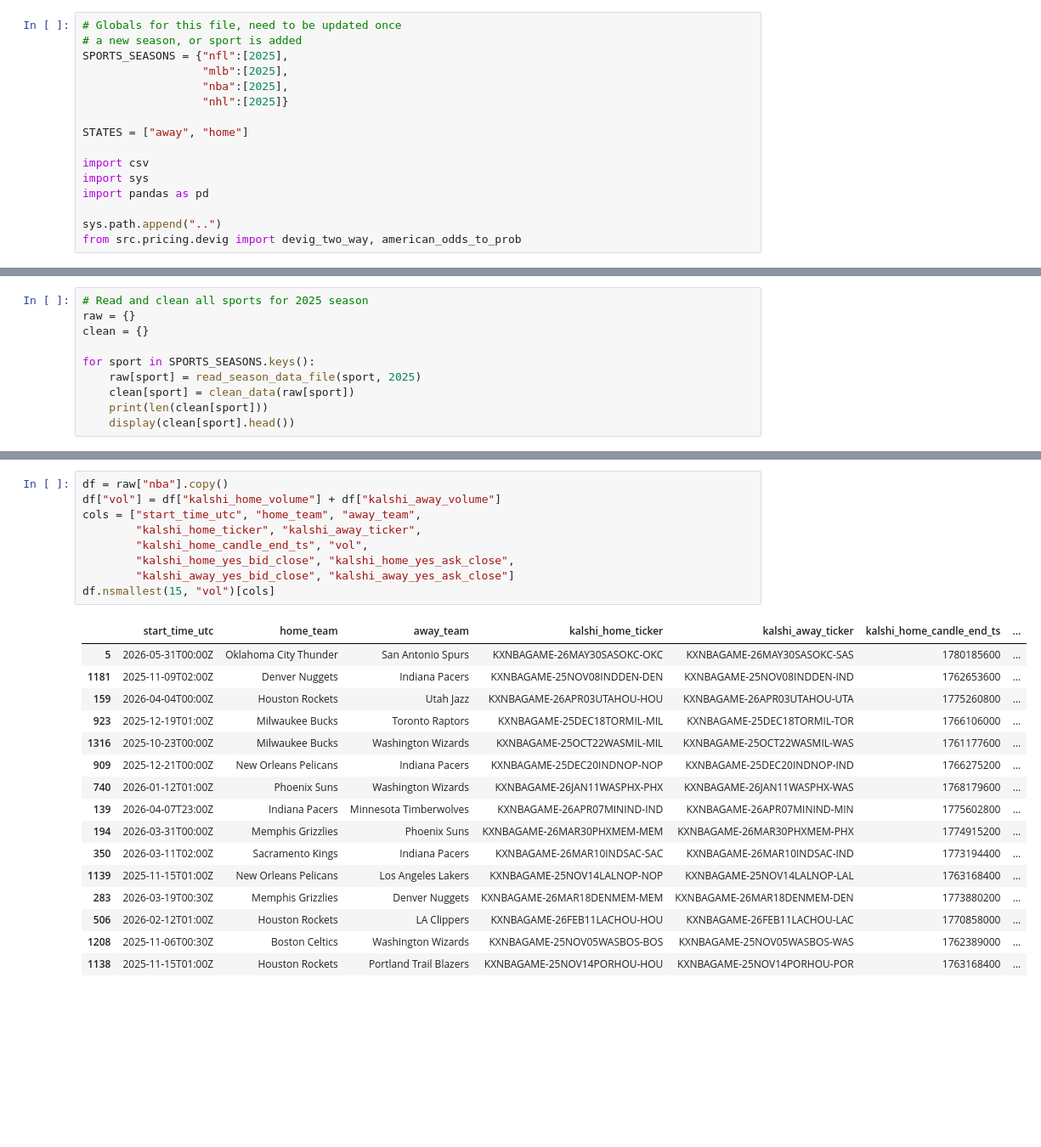
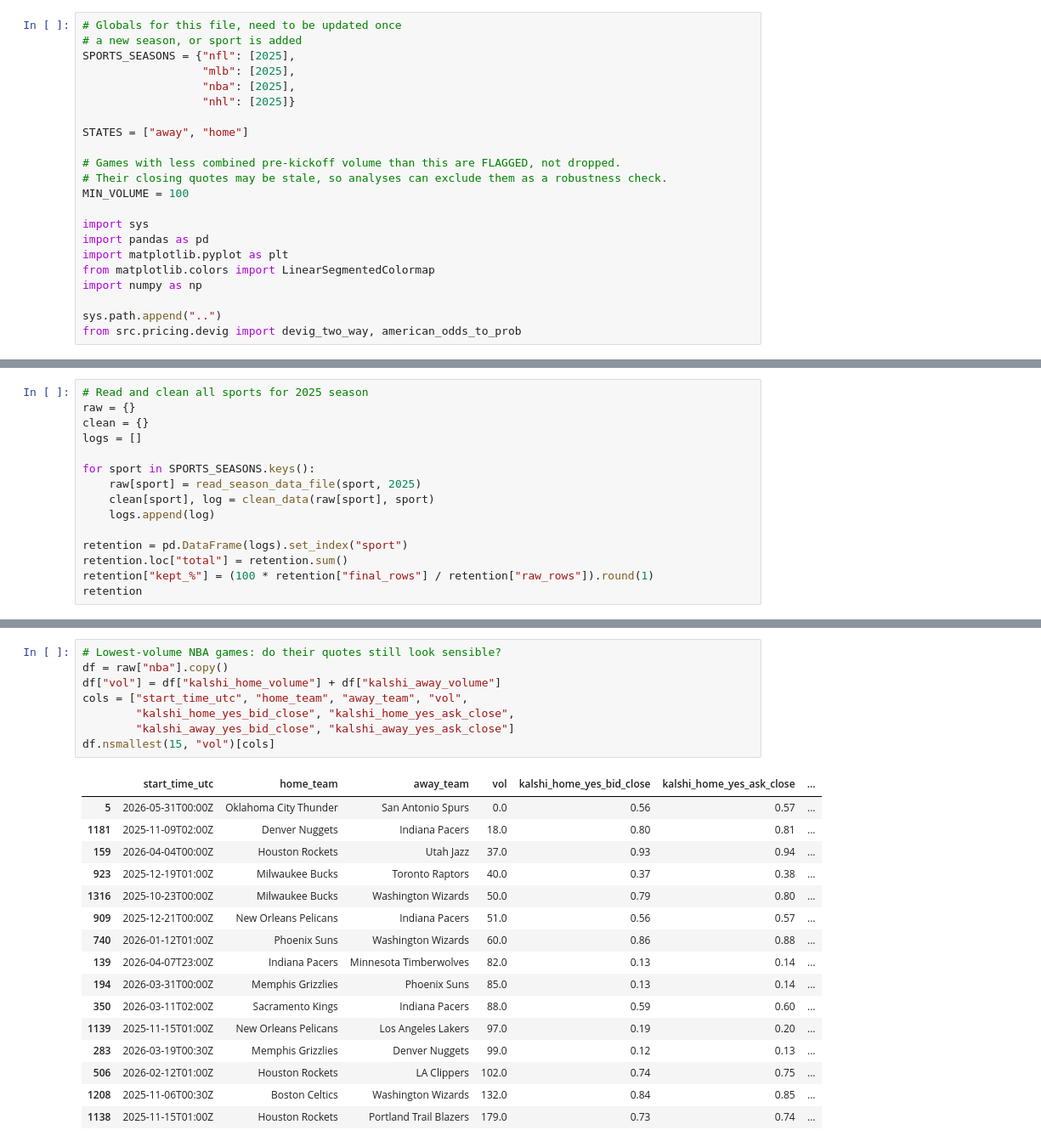
Before and after one commit to harrison-hal3sworth/predmarketproject, a Jupyter notebook: cleaning/cleaning.ipynb, the cells around one changed output, grey strips where cells are left out. Shown at 85% size. Saved outputs shown, nothing was run; the diff lists cells and outputs as text; blank space fills up the shorter version.

```diff
--- a/cleaning/cleaning.ipynb
+++ b/cleaning/cleaning.ipynb
@@ -5,16 +16,22 @@ Combine and reformat raw data for use in modeling further in the pipeline.
 # %%
 # Globals for this file, need to be updated once
 # a new season, or sport is added
-SPORTS_SEASONS = {"nfl":[2025],
-                  "mlb":[2025],
-                  "nba":[2025],
-                  "nhl":[2025]}
+SPORTS_SEASONS = {"nfl": [2025],
+                  "mlb": [2025],
+                  "nba": [2025],
+                  "nhl": [2025]}
 
 STATES = ["away", "home"]
 
-import csv
+# Games with less combined pre-kickoff volume than this are FLAGGED, not dropped.
+# Their closing quotes may be stale, so analyses can exclude them as a robustness check.
+MIN_VOLUME = 100
+
 import sys
 import pandas as pd
+import matplotlib.pyplot as plt
+from matplotlib.colors import LinearSegmentedColormap
+import numpy as np
 
 sys.path.append("..")
 from src.pricing.devig import devig_two_way, american_odds_to_prob
@@ -86,10 +188,15 @@ tmp = clean_data(tmp)
 # Read and clean all sports for 2025 season
 raw = {}
 clean = {}
+logs = []
 
 for sport in SPORTS_SEASONS.keys():
     raw[sport] = read_season_data_file(sport, 2025)
-    clean[sport] = clean_data(raw[sport])
-    print(len(clean[sport]))
-    display(clean[sport].head())
+    clean[sport], log = clean_data(raw[sport], sport)
+    logs.append(log)
+
+retention = pd.DataFrame(logs).set_index("sport")
+retention.loc["total"] = retention.sum()
+retention["kept_%"] = (100 * retention["final_rows"] / retention["raw_rows"]).round(1)
+retention
 # %% [output]
@@ -178,28 +315,27 @@ nba {'count': 1320.0, 'mean': 16918.0, 'std': 33497.0, 'min': 0.0, '1%': 141.0,
 nhl {'count': 1393.0, 'mean': 3023.0, 'std': 8743.0, 'min': 0.0, '1%': 0.0, '5%': 23.0, '25%': 251.0, '50%': 732.0, 'max': 145017.0}
   combined volume < 100: 183 of 1393
 # %%
+# Lowest-volume NBA games: do their quotes still look sensible?
 df = raw["nba"].copy()
 df["vol"] = df["kalshi_home_volume"] + df["kalshi_away_volume"]
-cols = ["start_time_utc", "home_team", "away_team",
-        "kalshi_home_ticker", "kalshi_away_ticker",
-        "kalshi_home_candle_end_ts", "vol",
+cols = ["start_time_utc", "home_team", "away_team", "vol",
         "kalshi_home_yes_bid_close", "kalshi_home_yes_ask_close",
         "kalshi_away_yes_bid_close", "kalshi_away_yes_ask_close"]
 df.nsmallest(15, "vol")[cols]
 # %% [output]
-|  | start_time_utc | home_team | away_team | kalshi_home_ticker | kalshi_away_ticker | kalshi_home_candle_end_ts | ... |
-| 5 | 2026-05-31T00:00Z | Oklahoma City Thunder | San Antonio Spurs | KXNBAGAME-26MAY30SASOKC-OKC | KXNBAGAME-26MAY30SASOKC-SAS | 1780185600 | ... |
-| 1181 | 2025-11-09T02:00Z | Denver Nuggets | Indiana Pacers | KXNBAGAME-25NOV08INDDEN-DEN | KXNBAGAME-25NOV08INDDEN-IND | 1762653600 | ... |
-| 159 | 2026-04-04T00:00Z | Houston Rockets | Utah Jazz | KXNBAGAME-26APR03UTAHOU-HOU | KXNBAGAME-26APR03UTAHOU-UTA | 1775260800 | ... |
-| 923 | 2025-12-19T01:00Z | Milwaukee Bucks | Toronto Raptors | KXNBAGAME-25DEC18TORMIL-MIL | KXNBAGAME-25DEC18TORMIL-TOR | 1766106000 | ... |
-| 1316 | 2025-10-23T00:00Z | Milwaukee Bucks | Washington Wizards | KXNBAGAME-25OCT22WASMIL-MIL | KXNBAGAME-25OCT22WASMIL-WAS | 1761177600 | ... |
-| 909 | 2025-12-21T00:00Z | New Orleans Pelicans | Indiana Pacers | KXNBAGAME-25DEC20INDNOP-NOP | KXNBAGAME-25DEC20INDNOP-IND | 1766275200 | ... |
-| 740 | 2026-01-12T01:00Z | Phoenix Suns | Washington Wizards | KXNBAGAME-26JAN11WASPHX-PHX | KXNBAGAME-26JAN11WASPHX-WAS | 1768179600 | ... |
-| 139 | 2026-04-07T23:00Z | Indiana Pacers | Minnesota Timberwolves | KXNBAGAME-26APR07MININD-IND | KXNBAGAME-26APR07MININD-MIN | 1775602800 | ... |
-| 194 | 2026-03-31T00:00Z | Memphis Grizzlies | Phoenix Suns | KXNBAGAME-26MAR30PHXMEM-MEM | KXNBAGAME-26MAR30PHXMEM-PHX | 1774915200 | ... |
-| 350 | 2026-03-11T02:00Z | Sacramento Kings | Indiana Pacers | KXNBAGAME-26MAR10INDSAC-SAC | KXNBAGAME-26MAR10INDSAC-IND | 1773194400 | ... |
-| 1139 | 2025-11-15T01:00Z | New Orleans Pelicans | Los Angeles Lakers | KXNBAGAME-25NOV14LALNOP-NOP | KXNBAGAME-25NOV14LALNOP-LAL | 1763168400 | ... |
-| 283 | 2026-03-19T00:30Z | Memphis Grizzlies | Denver Nuggets | KXNBAGAME-26MAR18DENMEM-MEM | KXNBAGAME-26MAR18DENMEM-DEN | 1773880200 | ... |
-| 506 | 2026-02-12T01:00Z | Houston Rockets | LA Clippers | KXNBAGAME-26FEB11LACHOU-HOU | KXNBAGAME-26FEB11LACHOU-LAC | 1770858000 | ... |
-| 1208 | 2025-11-06T00:30Z | Boston Celtics | Washington Wizards | KXNBAGAME-25NOV05WASBOS-BOS | KXNBAGAME-25NOV05WASBOS-WAS | 1762389000 | ... |
-| 1138 | 2025-11-15T01:00Z | Houston Rockets | Portland Trail Blazers | KXNBAGAME-25NOV14PORHOU-HOU | KXNBAGAME-25NOV14PORHOU-POR | 1763168400 | ... |
+|  | start_time_utc | home_team | away_team | vol | kalshi_home_yes_bid_close | kalshi_home_yes_ask_close | ... |
+| 5 | 2026-05-31T00:00Z | Oklahoma City Thunder | San Antonio Spurs | 0.0 | 0.56 | 0.57 | ... |
+| 1181 | 2025-11-09T02:00Z | Denver Nuggets | Indiana Pacers | 18.0 | 0.80 | 0.81 | ... |
+| 159 | 2026-04-04T00:00Z | Houston Rockets | Utah Jazz | 37.0 | 0.93 | 0.94 | ... |
+| 923 | 2025-12-19T01:00Z | Milwaukee Bucks | Toronto Raptors | 40.0 | 0.37 | 0.38 | ... |
+| 1316 | 2025-10-23T00:00Z | Milwaukee Bucks | Washington Wizards | 50.0 | 0.79 | 0.80 | ... |
+| 909 | 2025-12-21T00:00Z | New Orleans Pelicans | Indiana Pacers | 51.0 | 0.56 | 0.57 | ... |
+| 740 | 2026-01-12T01:00Z | Phoenix Suns | Washington Wizards | 60.0 | 0.86 | 0.88 | ... |
+| 139 | 2026-04-07T23:00Z | Indiana Pacers | Minnesota Timberwolves | 82.0 | 0.13 | 0.14 | ... |
+| 194 | 2026-03-31T00:00Z | Memphis Grizzlies | Phoenix Suns | 85.0 | 0.13 | 0.14 | ... |
+| 350 | 2026-03-11T02:00Z | Sacramento Kings | Indiana Pacers | 88.0 | 0.59 | 0.60 | ... |
+| 1139 | 2025-11-15T01:00Z | New Orleans Pelicans | Los Angeles Lakers | 97.0 | 0.19 | 0.20 | ... |
+| 283 | 2026-03-19T00:30Z | Memphis Grizzlies | Denver Nuggets | 99.0 | 0.12 | 0.13 | ... |
+| 506 | 2026-02-12T01:00Z | Houston Rockets | LA Clippers | 102.0 | 0.74 | 0.75 | ... |
+| 1208 | 2025-11-06T00:30Z | Boston Celtics | Washington Wizards | 132.0 | 0.84 | 0.85 | ... |
+| 1138 | 2025-11-15T01:00Z | Houston Rockets | Portland Trail Blazers | 179.0 | 0.73 | 0.74 | ... |
```
Also changed, not shown: parts of 38 cells of this notebook, 19 other files.
